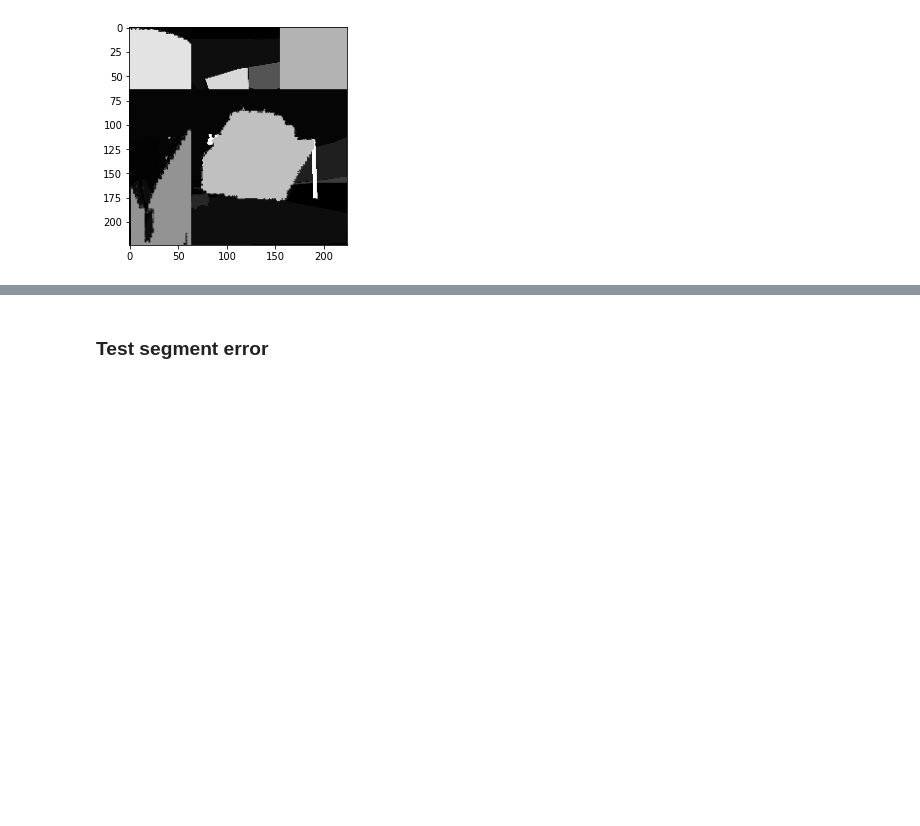
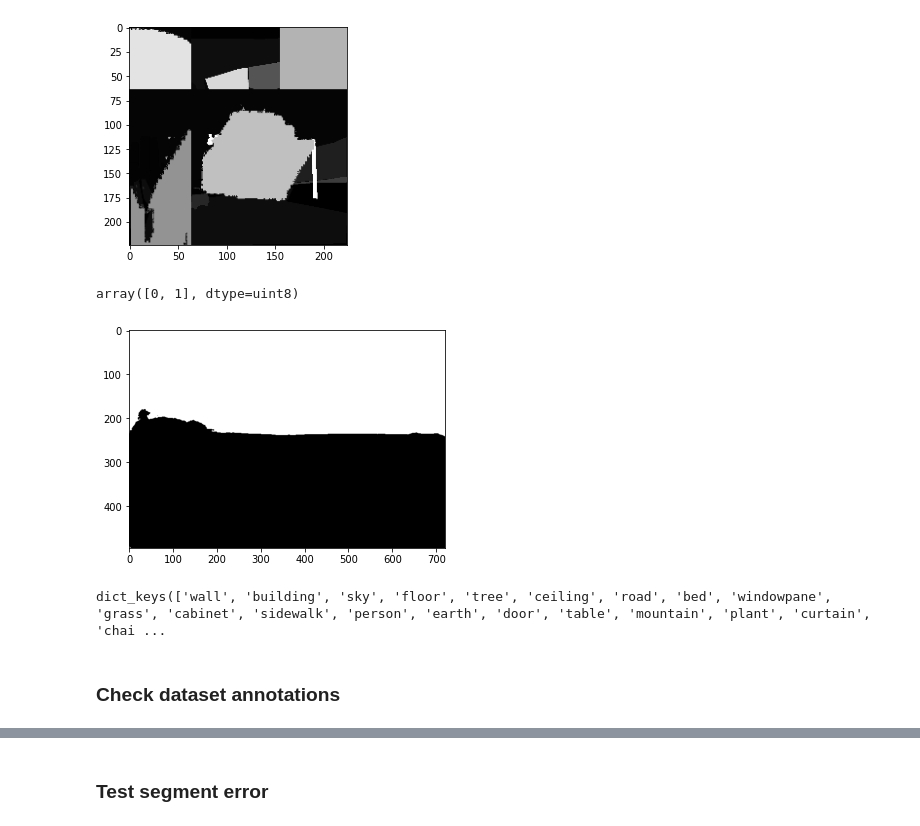
Before and after one commit to DoDucNhan/Copy-Paste-Augmentation-For-Segmentation, a Jupyter notebook: test.ipynb, the cells around one changed output, grey strips where cells are left out. Cells and saved outputs as stored; diff of their text form; code cells hidden in the pictures; blank space fills up the shorter version.

```diff
--- a/test.ipynb
+++ b/test.ipynb
@@ -119,3 +119,14 @@ plt.imshow(a, cmap="gray")
 plt.show()
 # %% [output]
 [figure]
+# %%
+img = cv2.imread('000006.png', cv2.IMREAD_ANYDEPTH)
+# %%
+np.unique(img)
+# %% [output]
+array([0, 1], dtype=uint8)
+# %%
+plt.imshow(img, cmap="gray")
+plt.show()
+# %% [output]
+[figure, added]
@@ -121,0 +138,6 @@ plt.show()
+# %%
+a.keys()
+# %% [output]
+dict_keys(['wall', 'building', 'sky', 'floor', 'tree', 'ceiling', 'road', 'bed', 'windowpane', 'grass', 'cabinet', 'sidewalk', 'person', 'earth', 'door', 'table', 'mountain', 'plant', 'curtain', 'chai ...
+# %% [markdown]
+### Check dataset annotations
```
Also changed, not shown: parts of 8 cells of this notebook, 13 other files.
